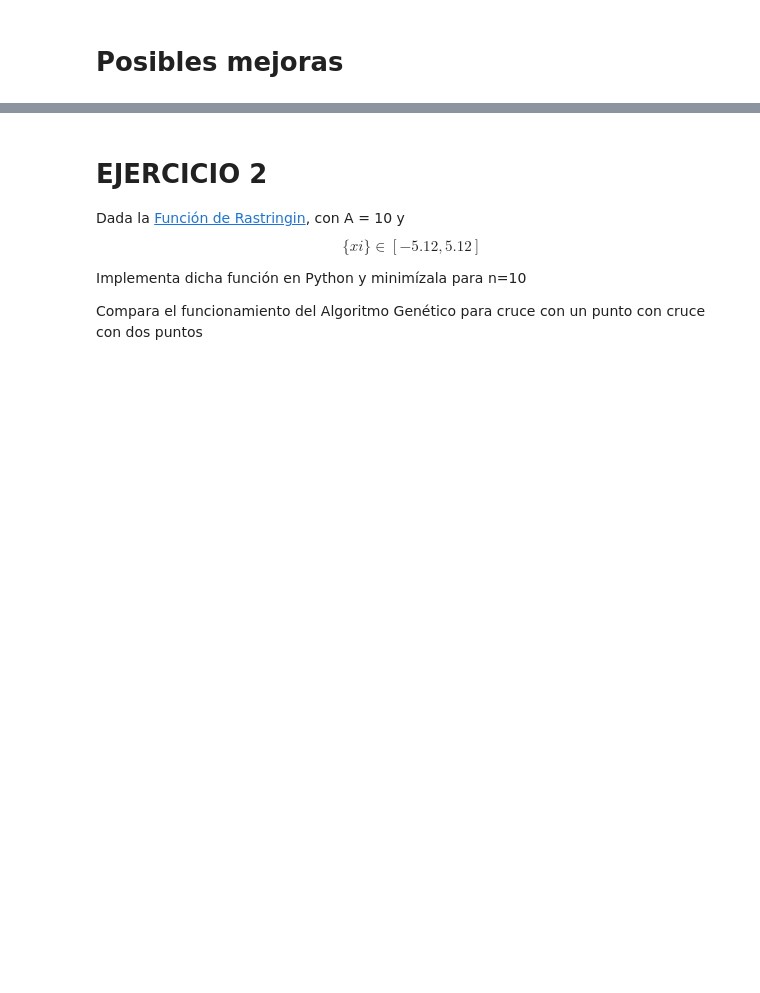
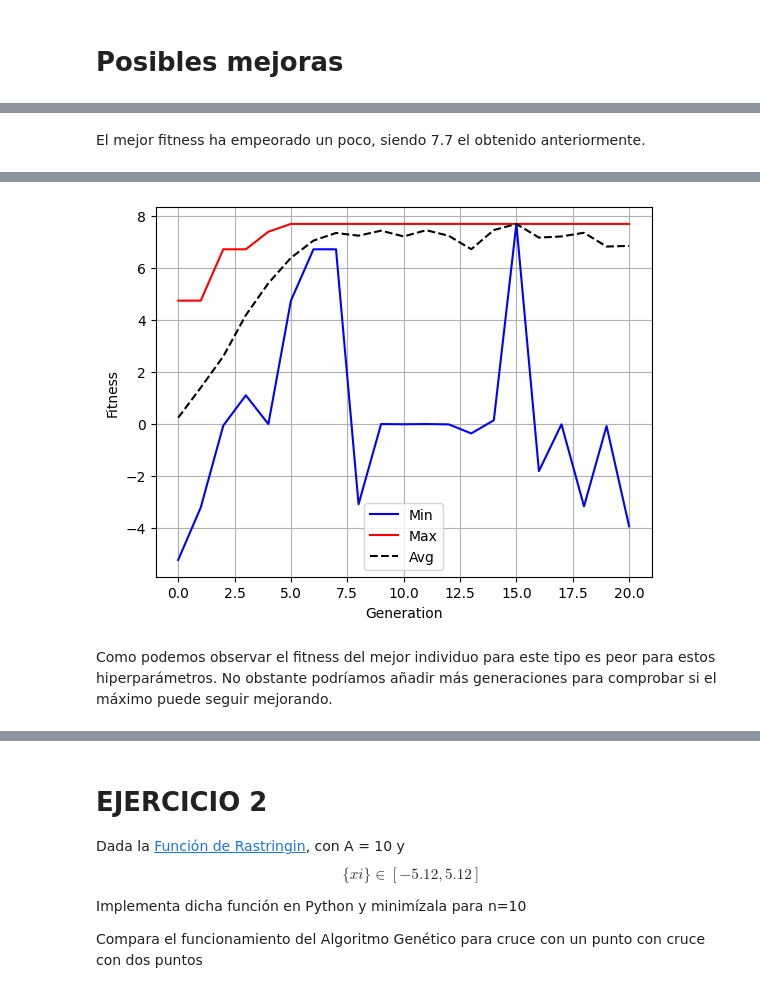
Before and after one commit to Alf-caput/P4_AlgoritmoGenetico, a Jupyter notebook: P4_AlgGen.ipynb, the cells around one changed output, grey strips where cells are left out. Drawn from its saved outputs; the diff is of its cells as text; code cells hidden in the pictures; blank space fills up the shorter version.

```diff
--- a/P4_AlgGen.ipynb
+++ b/P4_AlgGen.ipynb
@@ -482,0 +384,15 @@ Dilema de la **exploración** vs la **explotación**: ¿Qué mecanismo u operado
+# %%
+# Cruce por 2 puntos
+toolbox.register("mate", tools.cxTwoPoint)
+
+# Generamos una nueva población
+pop = toolbox.population()
+
+# Definimos el mejor individuo
+hof = tools.HallOfFame(1)
+
+logbook = tools.Logbook()
+pop, logbook = algorithms.eaSimple(pop, toolbox, cxpb=CXPB, mutpb=MUTPB, ngen=NGEN, stats=stats, halloffame=hof, verbose=True)
+
+print("Mejor fitness: %f" %hof[0].fitness.values)
+print("Mejor individuo %s" %hof[0])
@@ -482,0 +417,5 @@ Dilema de la **exploración** vs la **explotación**: ¿Qué mecanismo u operado
+# %% [markdown]
+El mejor fitness ha empeorado un poco, siendo 7.7 el obtenido anteriormente.
+# %%
+plot_evolucion(logbook)
+# %% [output]
@@ -482,0 +423,3 @@ Dilema de la **exploración** vs la **explotación**: ¿Qué mecanismo u operado
+[figure, added]
+# %% [markdown]
+Como podemos observar el fitness del mejor individuo para este tipo es peor para estos hiperparámetros. No obstante podríamos añadir más generaciones para comprobar si el máximo puede seguir mejorando.
```
Also changed, not shown: parts of 21 cells of this notebook.
